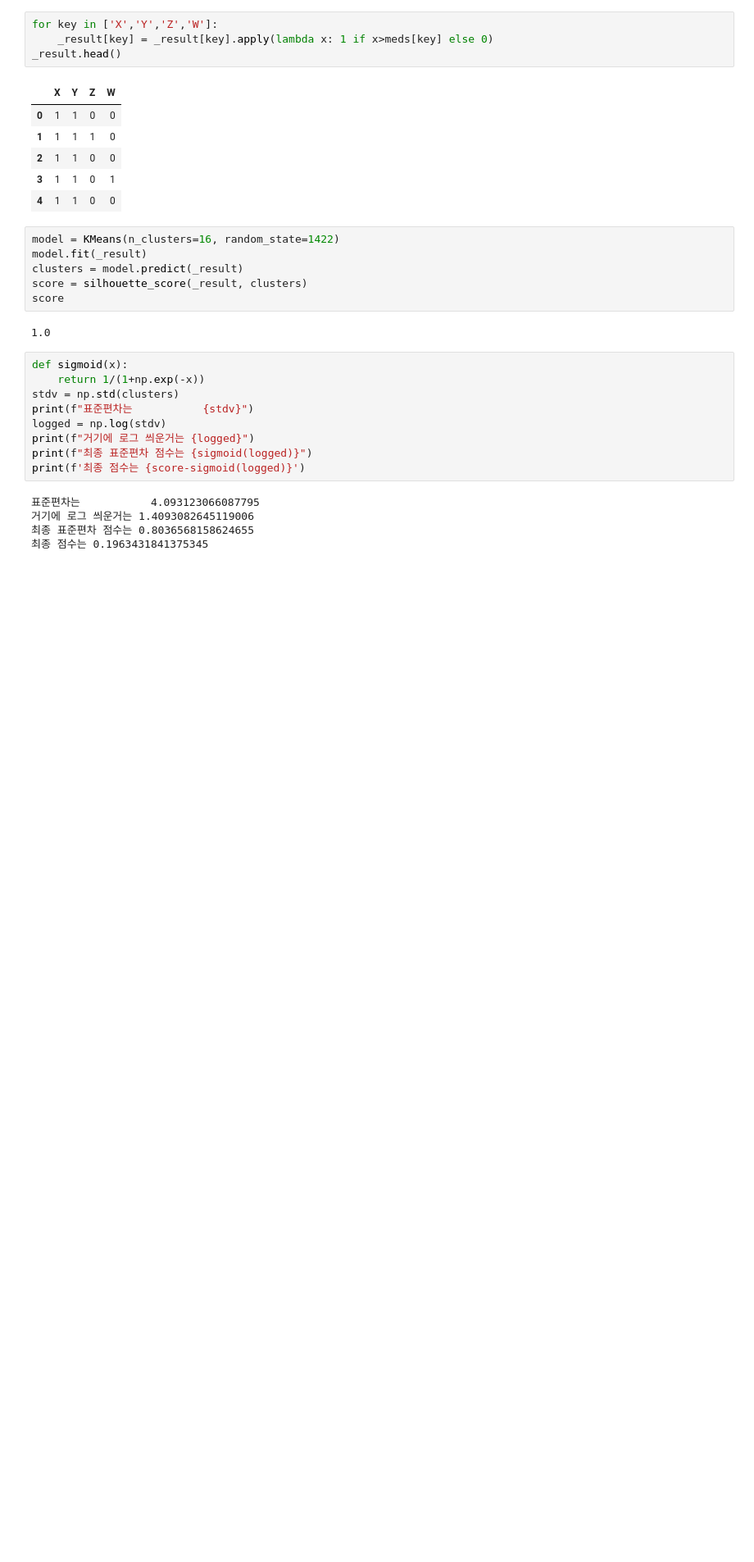
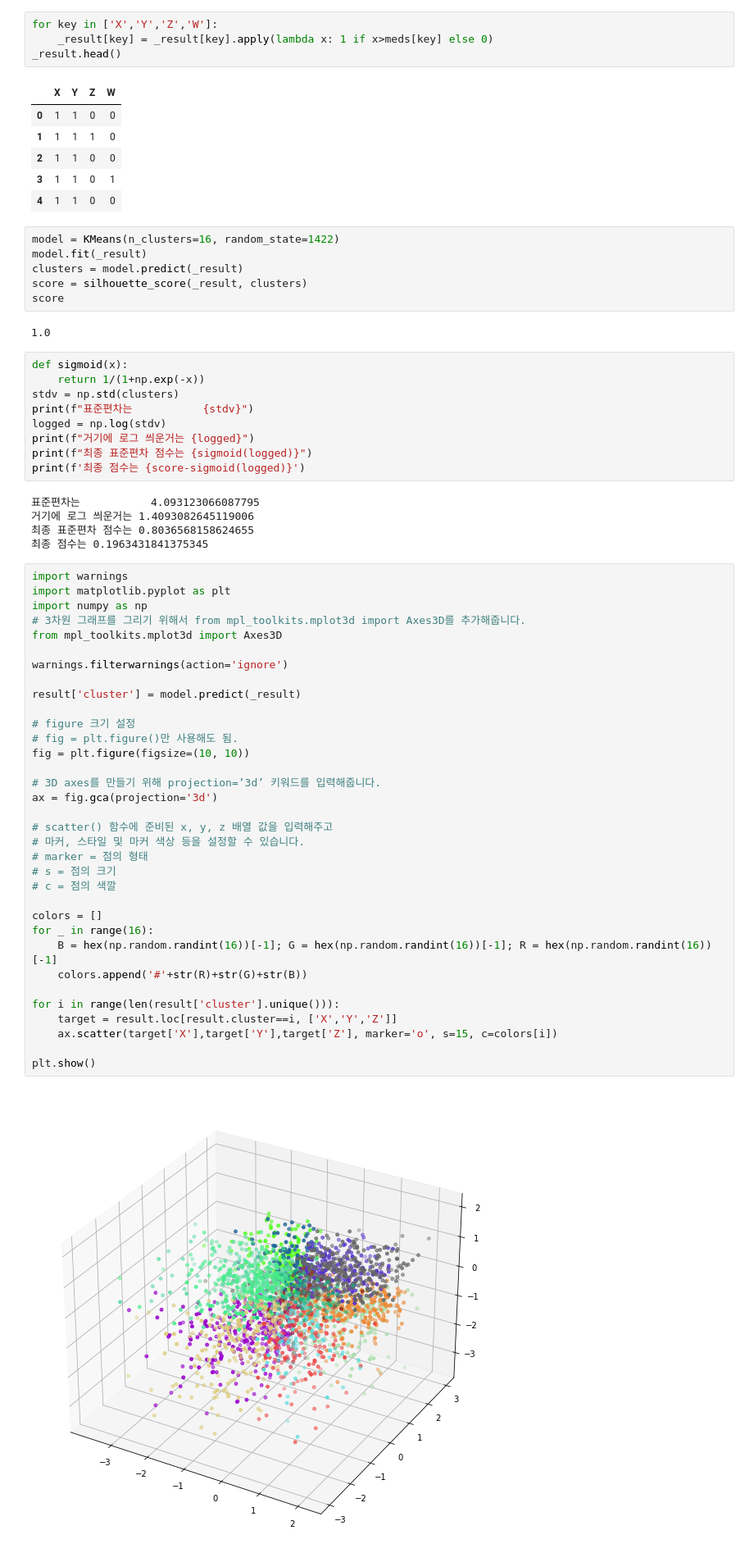
Before and after one commit to Insight-Sogang-Univ/insightcon_3rd_dog, a Jupyter notebook: Team_Border_Collie.ipynb, the cells around one changed output. Shown at 82% size. Cells and saved outputs as stored; diff of their text form; blank space fills up the shorter version.

```diff
--- a/Team_Border_Collie.ipynb
+++ b/Team_Border_Collie.ipynb
@@ -598,3 +617,39 @@ print(f'최종 점수는 {score-sigmoid(logged)}')
 거기에 로그 씌운거는 1.4093082645119006
 최종 표준편차 점수는 0.8036568158624655
 최종 점수는 0.1963431841375345
+# %%
+import warnings
+import matplotlib.pyplot as plt
+import numpy as np
+# 3차원 그래프를 그리기 위해서 from mpl_toolkits.mplot3d import Axes3D를 추가해줍니다.
+from mpl_toolkits.mplot3d import Axes3D
+
+warnings.filterwarnings(action='ignore')
+
+result['cluster'] = model.predict(_result)
+
+# figure 크기 설정
+# fig = plt.figure()만 사용해도 됨.
+fig = plt.figure(figsize=(10, 10))
+
+# 3D axes를 만들기 위해 projection=’3d’ 키워드를 입력해줍니다.
+ax = fig.gca(projection='3d')
+
+# scatter() 함수에 준비된 x, y, z 배열 값을 입력해주고
+# 마커, 스타일 및 마커 색상 등을 설정할 수 있습니다.
+# marker = 점의 형태
+# s = 점의 크기
+# c = 점의 색깔
+
+colors = []
+for _ in range(16):
+    B = hex(np.random.randint(16))[-1]; G = hex(np.random.randint(16))[-1]; R = hex(np.random.randint(16))[-1]
+    colors.append('#'+str(R)+str(G)+str(B))
+
+for i in range(len(result['cluster'].unique())):
+    target = result.loc[result.cluster==i, ['X','Y','Z']]
+    ax.scatter(target['X'],target['Y'],target['Z'], marker='o', s=15, c=colors[i])
+
+plt.show()
+# %% [output]
+[figure, added]
```
Also changed, not shown: parts of 11 cells of this notebook, 2 other files.
